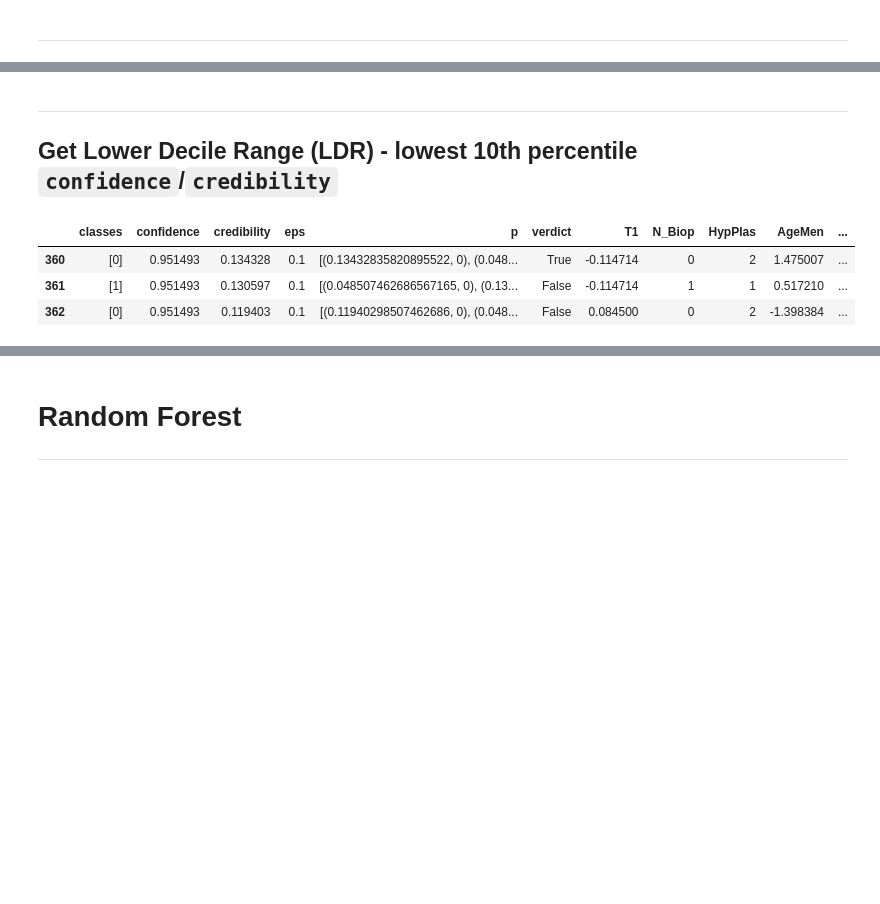
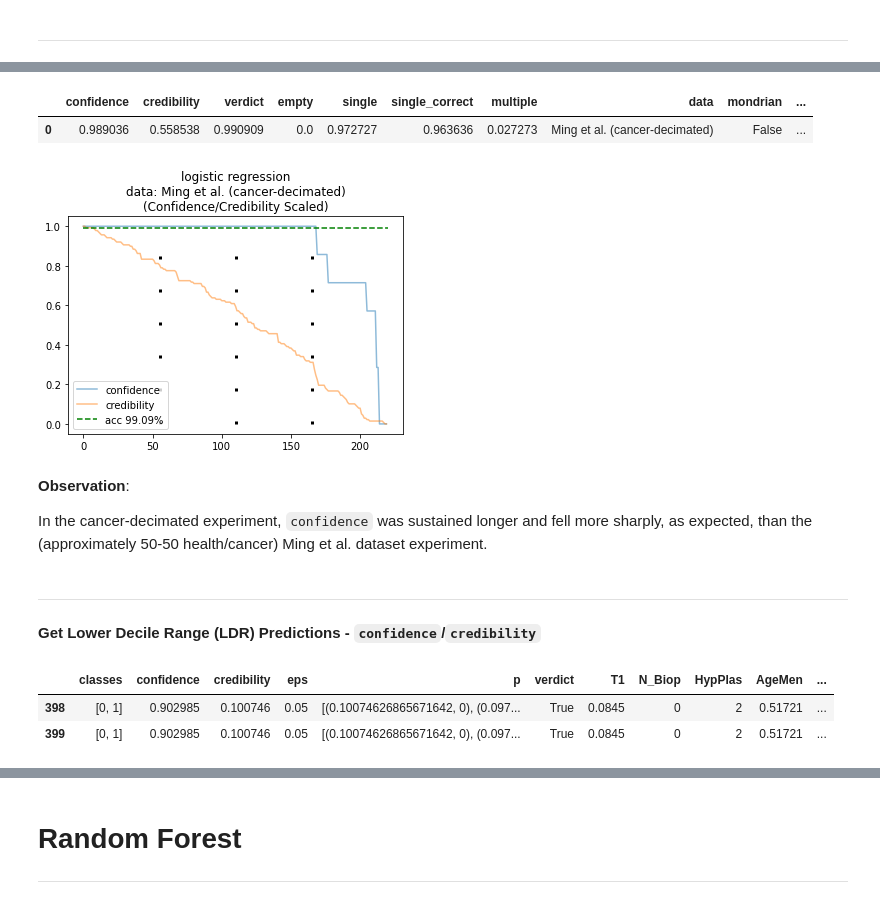
Before and after one commit to illato/vigilant-computing-machine, a Jupyter notebook: source/Notebooks/Conformal_Prediction_Confidence_LDR_Disparity.ipynb, the cells around one changed output, grey strips where cells are left out. Saved outputs shown, nothing was run; the diff lists cells and outputs as text; code cells hidden in the pictures; blank space fills up the shorter version.

```diff
--- a/source/Notebooks/Conformal_Prediction_Confidence_LDR_Disparity.ipynb
+++ b/source/Notebooks/Conformal_Prediction_Confidence_LDR_Disparity.ipynb
@@ -119,13 +230,42 @@ df_pred_logistic.head(3)
+# %%
+np.random.seed(42)
+
+
+train, test = next(cp.evaluation.RandomSampler(tab_decimated,2,1))
+train, calibrate = next(cp.evaluation.RandomSampler(train,2,1))
+
+cc = cp.classification.InductiveClassifier(
+        cp.nonconformity.InverseProbability(
+            Orange.classification.LogisticRegressionLearner()))
+
+experiment_logistic_cancer_decimated = util.run_experiments(cc,
+                                                            train,
+                                                            test,
+                                                            calibrate,
+                                                            eps=0.05,
+                                                            method='Baseline Split Data')
+
+util.plot_experiments(experiment_logistic_cancer_decimated)
+experiment_logistic_cancer_decimated
+# %% [output]
+|  | confidence | credibility | verdict | empty | single | single_correct | multiple | data | mondrian | ... |
+| 0 | 0.989036 | 0.558538 | 0.990909 | 0.0 | 0.972727 | 0.963636 | 0.027273 | Ming et al. (cancer-decimated) | False | ... |
+[figure, added]
+# %% [markdown]
+__Observation__:
+
+In the cancer-decimated experiment, `confidence` was sustained longer and fell more sharply, as expected, than the (approximately 50-50 health/cancer) Ming et al. dataset experiment.
 # %% [markdown]
 ---
-## Get Lower Decile Range (LDR) - lowest 10th percentile `confidence`/`credibility`
+__Get Lower Decile Range (LDR) Predictions - `confidence`/`credibility`__
 # %%
-ldr_idx = int(len(df_pred_logistic.index.values) / 10)
-df_pred_logistic_ldr = df_pred_logistic.iloc[-ldr_idx:,:]
-df_pred_logistic_ldr.head(3)
+df_pred = experiment_logistic_signal.loc[0, 'df']
+df_pred = util.sort_reindex(df_pred, col=['confidence','credibility'])
+ldr_idx = int(len(df_pred.index.values) / 10)
+df_pred_logistic_signal_ldr = df_pred.iloc[-ldr_idx:,:].copy()
+df_pred_logistic_signal_ldr.tail(2)
 # %% [output]
 |  | classes | confidence | credibility | eps | p | verdict | T1 | N_Biop | HypPlas | AgeMen | ... |
-| 360 | [0] | 0.951493 | 0.134328 | 0.1 | [(0.13432835820895522, 0), (0.048... | True | -0.114714 | 0 | 2 | 1.475007 | ... |
-| 361 | [1] | 0.951493 | 0.130597 | 0.1 | [(0.048507462686567165, 0), (0.13... | False | -0.114714 | 1 | 1 | 0.517210 | ... |
-| 362 | [0] | 0.951493 | 0.119403 | 0.1 | [(0.11940298507462686, 0), (0.048... | False | 0.084500 | 0 | 2 | -1.398384 | ... |
+| 398 | [0, 1] | 0.902985 | 0.100746 | 0.05 | [(0.10074626865671642, 0), (0.097... | True | 0.0845 | 0 | 2 | 0.51721 | ... |
+| 399 | [0, 1] | 0.902985 | 0.100746 | 0.05 | [(0.10074626865671642, 0), (0.097... | True | 0.0845 | 0 | 2 | 0.51721 | ... |
 # %%
```
Also changed, not shown: parts of 155 cells of this notebook, 1 other file.
